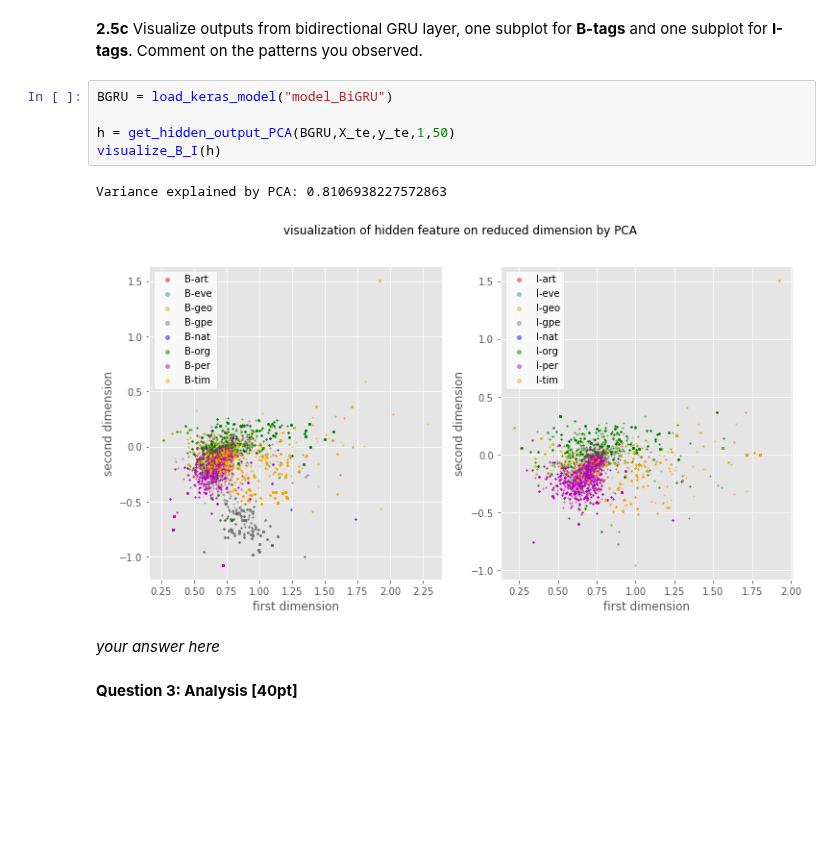
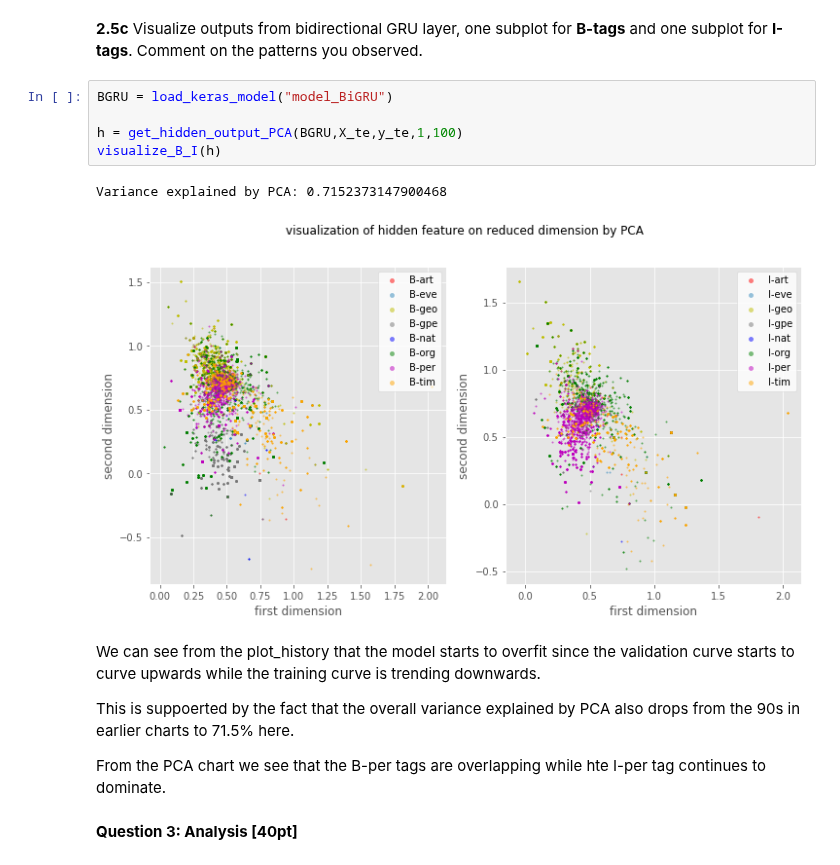
Before and after one commit to gurdeep101/2020-CS109B, a Jupyter notebook: content/homeworks/hw06/cs109b_hw6-submisison.ipynb, the cells around one changed output. Cells and saved outputs as stored; diff of their text form; blank space fills up the shorter version.

```diff
--- a/content/homeworks/hw06/cs109b_hw6-submisison.ipynb
+++ b/content/homeworks/hw06/cs109b_hw6-submisison.ipynb
@@ -1412,13 +1181,17 @@ plot_training_history(history)
 # %%
 BGRU = load_keras_model("model_BiGRU")
 
-h = get_hidden_output_PCA(BGRU,X_te,y_te,1,50)
+h = get_hidden_output_PCA(BGRU,X_te,y_te,1,100)
 visualize_B_I(h)
 # %% [output]
-Variance explained by PCA: 0.8106938227572863
+Variance explained by PCA: 0.7152373147900468
-[figure, old version]
+[figure, new version]
-# %% [markdown]
-*your answer here*
+# %% [markdown]
+We can see from the plot_history that the model starts to overfit since the validation curve starts to curve upwards while the training curve is trending downwards.
+
+This is suppoerted by the fact that the overall variance explained by PCA also drops from the 90s in earlier charts to 71.5% here.
+
+From the PCA chart we see that the B-per tags are overlapping while hte I-per tag continues to dominate.
 # %% [markdown]
 <div class='exercise'><b> Question 3: Analysis [40pt]</b></div>
 # %% [markdown]
```
Also changed, not shown: parts of 129 cells of this notebook, 26 other files.
